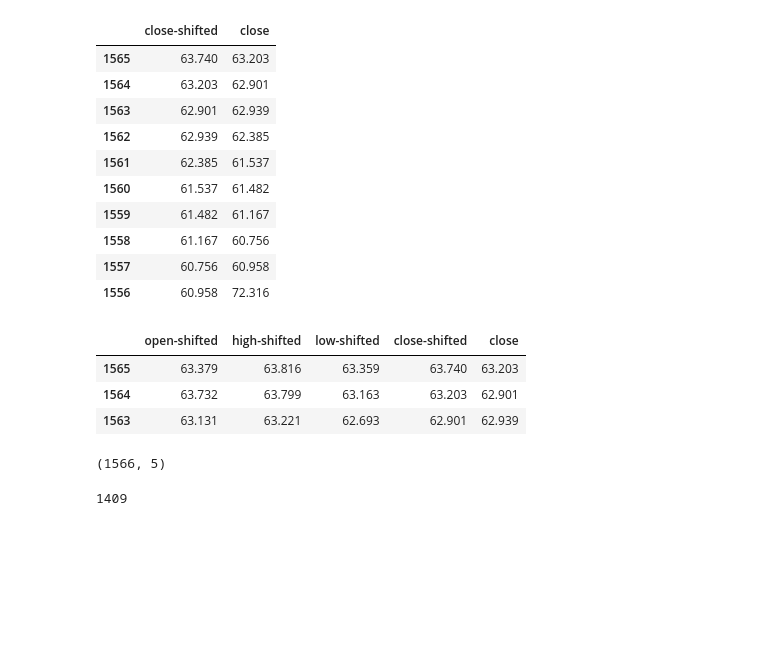
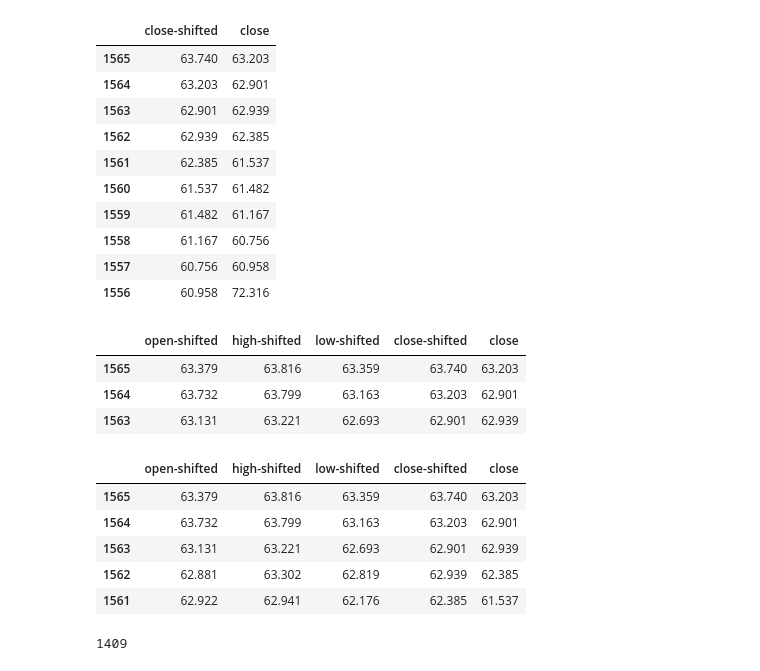
Before and after one commit to mhmod01110/Time_Series_ITI, a Jupyter notebook: Lab_2/svr-xgboost.ipynb, the cells around one changed output. Saved outputs shown, nothing was run; the diff lists cells and outputs as text; code cells hidden in the pictures; blank space fills up the shorter version.

```diff
--- a/Lab_2/svr-xgboost.ipynb
+++ b/Lab_2/svr-xgboost.ipynb
@@ -128,5 +140,3 @@ df.head(7)
 | 1561 | 62.922 | 62.941 | 62.176 | 62.385 | 61.537 |
 | 1560 | 62.366 | 62.426 | 61.326 | 61.537 | 61.482 |
 | 1559 | 61.532 | 61.644 | 61.039 | 61.482 | 61.167 |
-# %%
-df=df.dropna()
@@ -148,6 +149,3 @@ Index(['open-shifted', 'high-shifted', 'low-shifted', 'close-shifted',
 # %%
 
 # شيفت البرايس ب 1 لتكوين عامود التارجت
-# %%
-df=df.dropna()
-df.isna().sum()
@@ -181,10 +172,14 @@ df.head(3)
 | 1565 | 63.379 | 63.816 | 63.359 | 63.740 | 63.203 |
 | 1564 | 63.732 | 63.799 | 63.163 | 63.203 | 62.901 |
 | 1563 | 63.131 | 63.221 | 62.693 | 62.901 | 62.939 |
-# %%
-df.shape
-# %% [output]
-(1566, 5)
 # %%
 x_close=df
+x_close.head()
+# %% [output]
+|  | open-shifted | high-shifted | low-shifted | close-shifted | close |
+| 1565 | 63.379 | 63.816 | 63.359 | 63.740 | 63.203 |
+| 1564 | 63.732 | 63.799 | 63.163 | 63.203 | 62.901 |
+| 1563 | 63.131 | 63.221 | 62.693 | 62.901 | 62.939 |
+| 1562 | 62.881 | 63.302 | 62.819 | 62.939 | 62.385 |
+| 1561 | 62.922 | 62.941 | 62.176 | 62.385 | 61.537 |
 # %%
```
Also changed, not shown: parts of 10 cells of this notebook.
